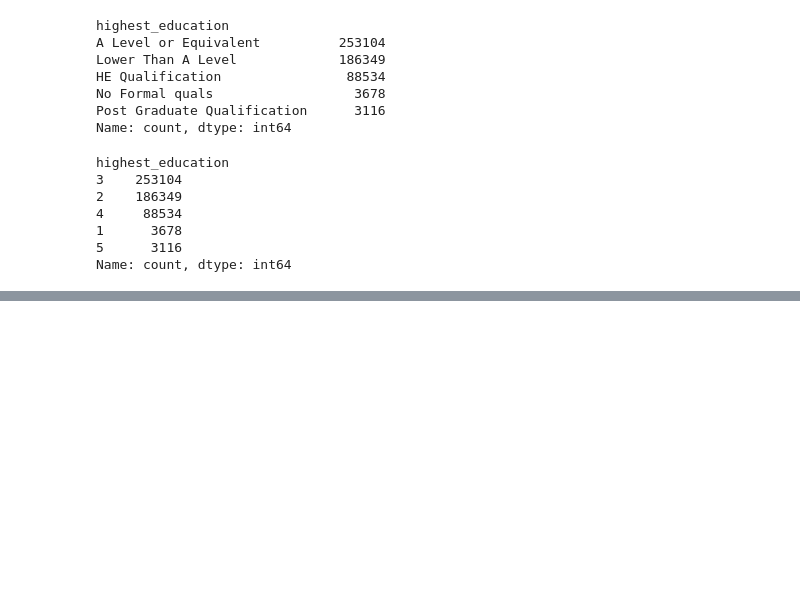
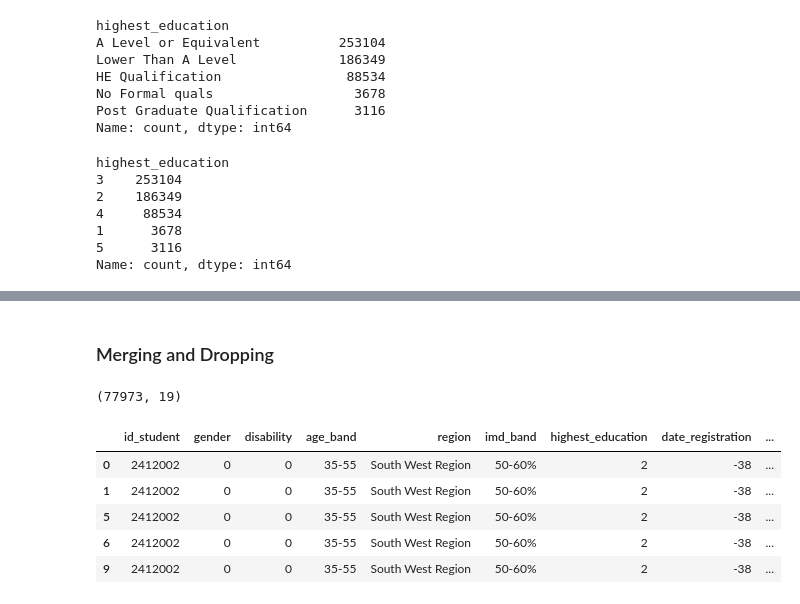
Before and after one commit to jpjavier23/capstone_2_preprocessing, a Jupyter notebook: capstone_2_preprocessing.ipynb, the cells around one changed output, grey strips where cells are left out. Cells and saved outputs as stored; diff of their text form; code cells hidden in the pictures; blank space fills up the shorter version.

```diff
--- a/capstone_2_preprocessing.ipynb
+++ b/capstone_2_preprocessing.ipynb
@@ -963,0 +287,29 @@ plt.show()
+# %%
+act_col = df7.groupby(['id_student', 'activity_type']).agg(
+    mean_active = ('days_active', 'mean'),
+    total_active = ('days_active', 'sum'),
+    mean_clicks = ('total_clicks', 'mean'),
+    clicks = ('total_clicks', 'sum')
+)
+act_col.reset_index(inplace = True)
+# %% [markdown]
+### Merging and Dropping
+# %%
+df8 = df7.merge(assess_col, on = 'id_student') \
+    .merge(act_col, on = ['id_student', 'activity_type'])
+# %%
+df9 = df8.drop(columns = ['id_assessment', 'days_active', 'total_clicks', 'score', 'assessment_duration'])
+# %%
+df10 = df9.drop_duplicates()
+df10.shape
+# %% [output]
+(77973, 19)
+# %%
+df10.head()
+# %% [output]
+|  | id_student | gender | disability | age_band | region | imd_band | highest_education | date_registration | ... |
+| 0 | 2412002 | 0 | 0 | 35-55 | South West Region | 50-60% | 2 | -38 | ... |
+| 1 | 2412002 | 0 | 0 | 35-55 | South West Region | 50-60% | 2 | -38 | ... |
+| 5 | 2412002 | 0 | 0 | 35-55 | South West Region | 50-60% | 2 | -38 | ... |
+| 6 | 2412002 | 0 | 0 | 35-55 | South West Region | 50-60% | 2 | -38 | ... |
+| 9 | 2412002 | 0 | 0 | 35-55 | South West Region | 50-60% | 2 | -38 | ... |
```
Also changed, not shown: parts of 99 cells of this notebook.
